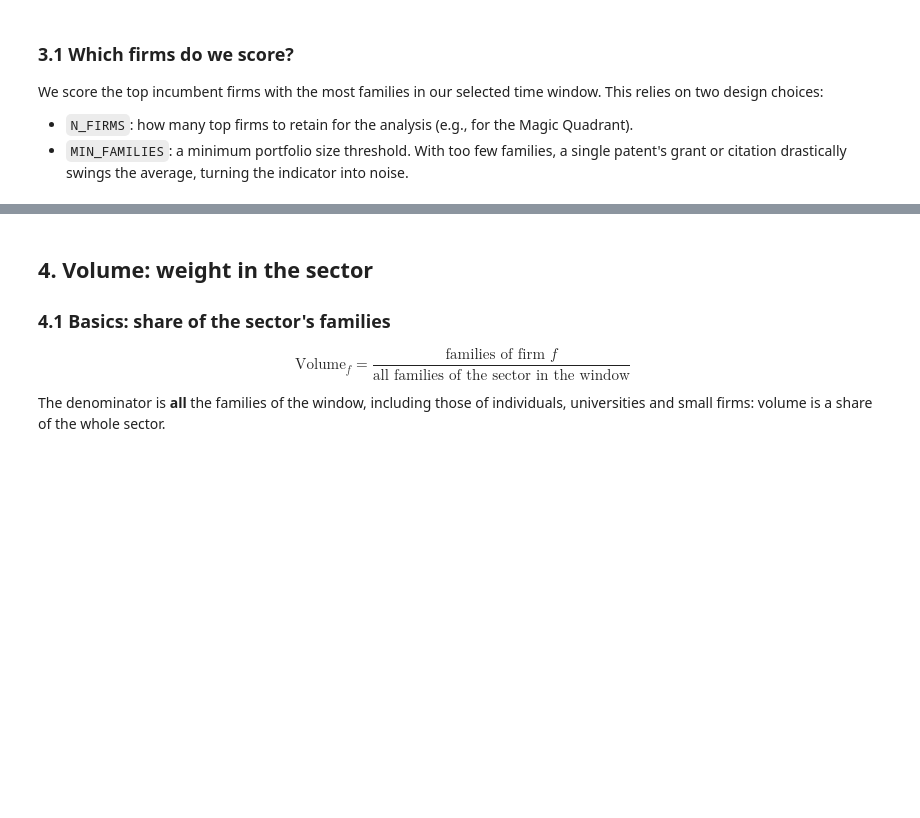
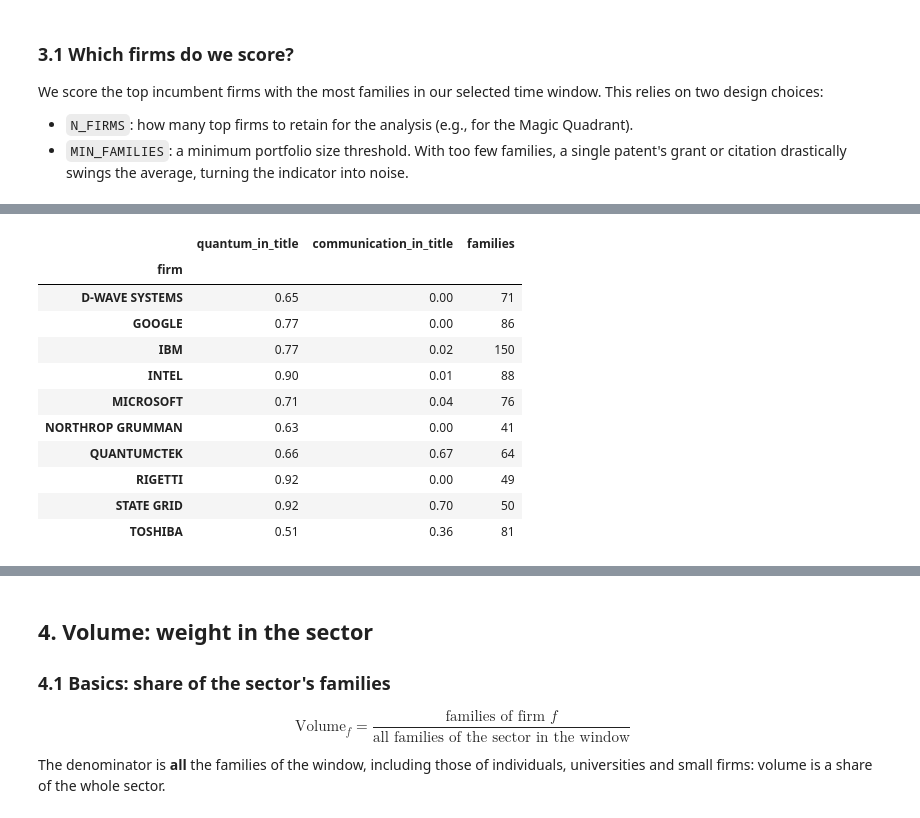
Before and after one commit to letiBri/team-30-QuantumComputing, a Jupyter notebook: notebooks/STEP3_present_score_incumbent.ipynb, the cells around one changed output, grey strips where cells are left out. Saved outputs shown, nothing was run; the diff lists cells and outputs as text; code cells hidden in the pictures; blank space fills up the shorter version.

```diff
--- a/notebooks/STEP3_present_score_incumbent.ipynb
+++ b/notebooks/STEP3_present_score_incumbent.ipynb
@@ -296,3 +313,13 @@ def per_firm(column, how="mean"):
     """Aggregate a column of `families` over the families of each scored firm."""
     table = fam_firm.merge(families[["docdb_family_id", column]], on="docdb_family_id")
     return table.groupby("firm")[column].agg(how).reindex(TOP).rename(column)
+# %%
+ids = [int(f) for f in fam_firm[fam_firm.firm.isin(TOP)].docdb_family_id.unique()]
+q = (db.query(TLS201_APPLN.docdb_family_id, TLS202_APPLN_TITLE.appln_title)
+       .join(TLS202_APPLN_TITLE, TLS202_APPLN_TITLE.appln_id == TLS201_APPLN.appln_id)
+       .filter(TLS201_APPLN.docdb_family_id.in_(ids)))
+t = patstat.df(q).drop_duplicates("docdb_family_id").merge(
+    fam_firm[["docdb_family_id", "firm"]].drop_duplicates(), on="docdb_family_id")
+t["mentions_quantum"] = t.appln_title.str.contains("quantum|qubit", case=False)
+t = t[t.firm.isin(TOP)]
+t.groupby("firm").mentions_quantum.agg(share="mean", families="size").round(2)
@@ -298,0 +339,19 @@ def per_firm(column, how="mean"):
+# %%
+COMM = "key distribution|qkd|random number|authentication|encrypt|cryptograph|secure communication|quantum communication|quantum network|quantum key"
+t["communication"] = t.appln_title.str.contains(COMM, case=False)
+t.groupby("firm").agg(quantum_in_title=("mentions_quantum", "mean"),
+                      communication_in_title=("communication", "mean"),
+                      families=("communication", "size")).round(2)
+# %% [output]
+|  | quantum_in_title | communication_in_title | families |
+| firm |  |  |  |
+| D-WAVE SYSTEMS | 0.65 | 0.00 | 71 |
+| GOOGLE | 0.77 | 0.00 | 86 |
+| IBM | 0.77 | 0.02 | 150 |
+| INTEL | 0.90 | 0.01 | 88 |
+| MICROSOFT | 0.71 | 0.04 | 76 |
+| NORTHROP GRUMMAN | 0.63 | 0.00 | 41 |
+| QUANTUMCTEK | 0.66 | 0.67 | 64 |
+| RIGETTI | 0.92 | 0.00 | 49 |
+| STATE GRID | 0.92 | 0.70 | 50 |
+| TOSHIBA | 0.51 | 0.36 | 81 |
```
Also changed, not shown: parts of 5 cells of this notebook, 1 other file.
